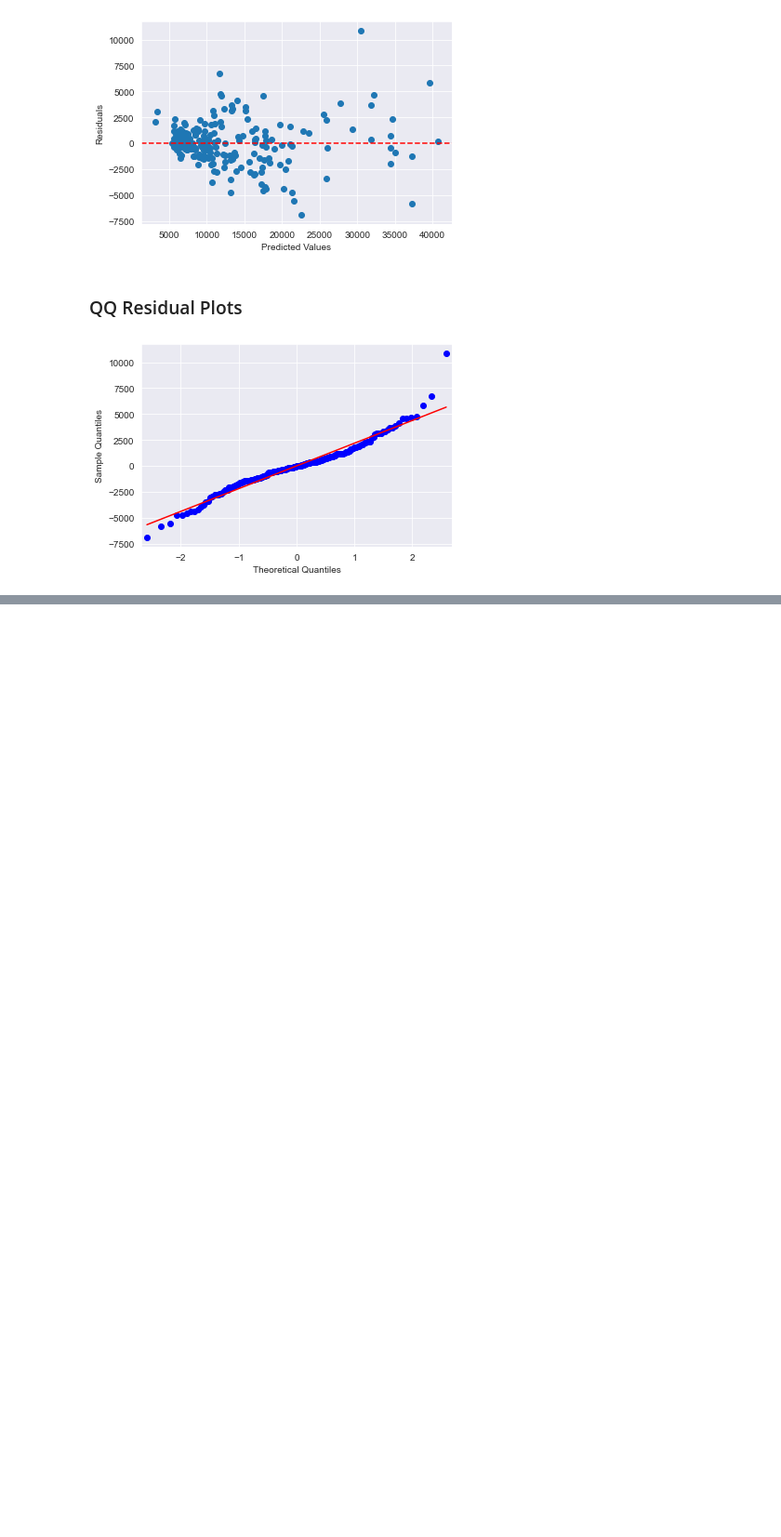
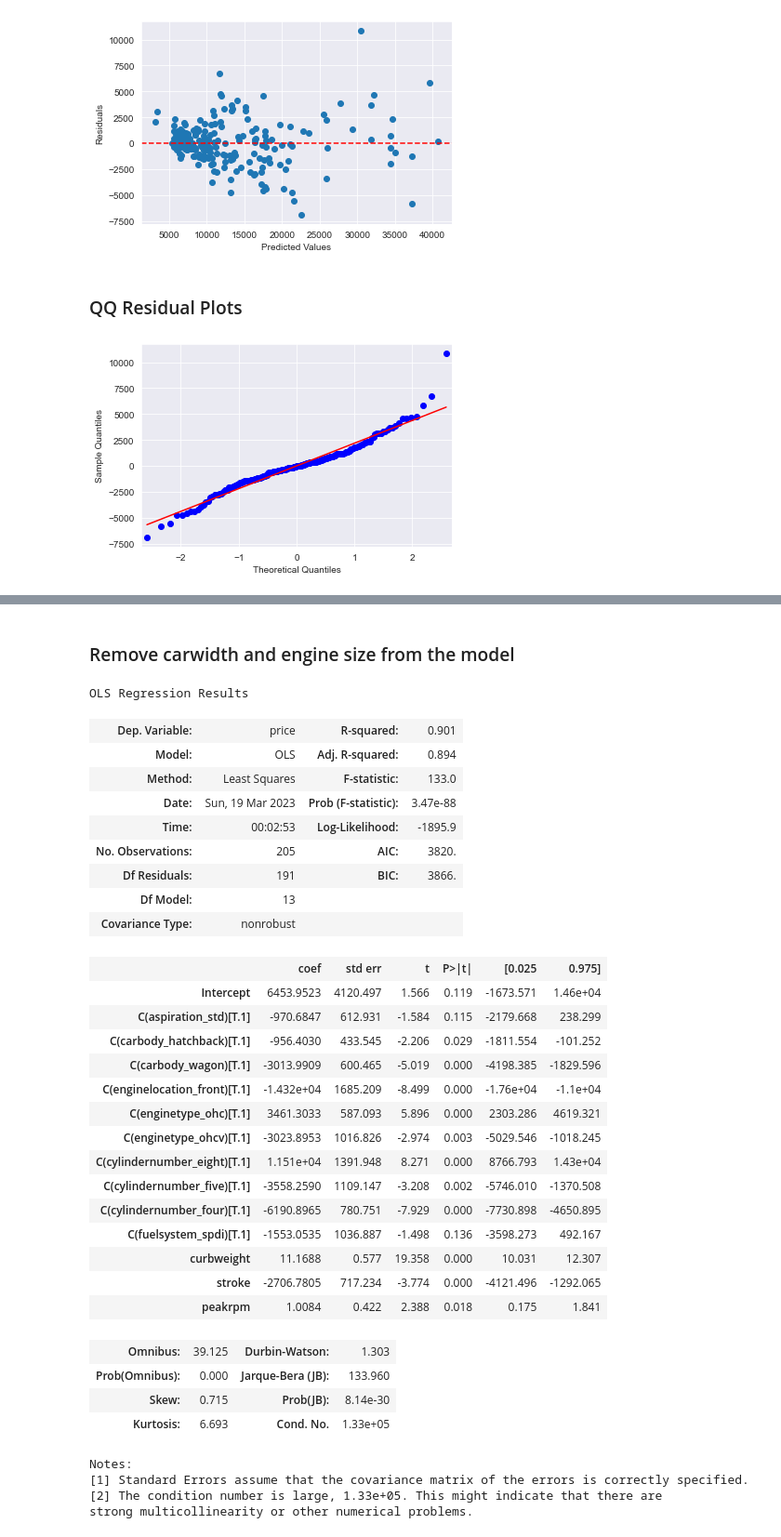
Before and after one commit to ShaneJett-DS/car_price_prediction, a Jupyter notebook: price_prediction.ipynb, the cells around one changed output, grey strips where cells are left out. Shown: that part at 93% size. Drawn from its saved outputs; the diff is of its cells as text; code cells hidden in the pictures; blank space fills up the shorter version.

```diff
--- a/price_prediction.ipynb
+++ b/price_prediction.ipynb
@@ -551,0 +626,45 @@ plt.show()
+# %% [markdown]
+### Remove carwidth and engine size from the model
+# %%
+model7 = sm.ols("""price ~ curbweight + stroke + peakrpm +
+                           C(aspiration_std) + C(carbody_hatchback) +
+                           C(carbody_wagon) + C(enginelocation_front) +
+                           C(enginetype_ohc) + C(enginetype_ohcv) + C(cylindernumber_eight) +
+                           C(cylindernumber_five) + C(cylindernumber_four) +
+                           C(fuelsystem_spdi) """, data=full_df).fit()
+
+model7.summary()
+# %% [output]
+OLS Regression Results
+| Dep. Variable: | price | R-squared: | 0.901 |
+| Model: | OLS | Adj. R-squared: | 0.894 |
+| Method: | Least Squares | F-statistic: | 133.0 |
+| Date: | Sun, 19 Mar 2023 | Prob (F-statistic): | 3.47e-88 |
+| Time: | 00:02:53 | Log-Likelihood: | -1895.9 |
+| No. Observations: | 205 | AIC: | 3820. |
+| Df Residuals: | 191 | BIC: | 3866. |
+| Df Model: | 13 |  |  |
+| Covariance Type: | nonrobust |  |  |
+|  | coef | std err | t | P>|t| | [0.025 | 0.975] |
+| Intercept | 6453.9523 | 4120.497 | 1.566 | 0.119 | -1673.571 | 1.46e+04 |
+| C(aspiration_std)[T.1] | -970.6847 | 612.931 | -1.584 | 0.115 | -2179.668 | 238.299 |
+| C(carbody_hatchback)[T.1] | -956.4030 | 433.545 | -2.206 | 0.029 | -1811.554 | -101.252 |
+| C(carbody_wagon)[T.1] | -3013.9909 | 600.465 | -5.019 | 0.000 | -4198.385 | -1829.596 |
+| C(enginelocation_front)[T.1] | -1.432e+04 | 1685.209 | -8.499 | 0.000 | -1.76e+04 | -1.1e+04 |
+| C(enginetype_ohc)[T.1] | 3461.3033 | 587.093 | 5.896 | 0.000 | 2303.286 | 4619.321 |
+| C(enginetype_ohcv)[T.1] | -3023.8953 | 1016.826 | -2.974 | 0.003 | -5029.546 | -1018.245 |
+| C(cylindernumber_eight)[T.1] | 1.151e+04 | 1391.948 | 8.271 | 0.000 | 8766.793 | 1.43e+04 |
+| C(cylindernumber_five)[T.1] | -3558.2590 | 1109.147 | -3.208 | 0.002 | -5746.010 | -1370.508 |
+| C(cylindernumber_four)[T.1] | -6190.8965 | 780.751 | -7.929 | 0.000 | -7730.898 | -4650.895 |
+| C(fuelsystem_spdi)[T.1] | -1553.0535 | 1036.887 | -1.498 | 0.136 | -3598.273 | 492.167 |
+| curbweight | 11.1688 | 0.577 | 19.358 | 0.000 | 10.031 | 12.307 |
+| stroke | -2706.7805 | 717.234 | -3.774 | 0.000 | -4121.496 | -1292.065 |
+| peakrpm | 1.0084 | 0.422 | 2.388 | 0.018 | 0.175 | 1.841 |
+| Omnibus: | 39.125 | Durbin-Watson: | 1.303 |
+| Prob(Omnibus): | 0.000 | Jarque-Bera (JB): | 133.960 |
+| Skew: | 0.715 | Prob(JB): | 8.14e-30 |
+| Kurtosis: | 6.693 | Cond. No. | 1.33e+05 |
+Notes:
+[1] Standard Errors assume that the covariance matrix of the errors is correctly specified.
+[2] The condition number is large, 1.33e+05. This might indicate that there are
+strong multicollinearity or other numerical problems.
```
Also changed, not shown: parts of 19 cells of this notebook.
